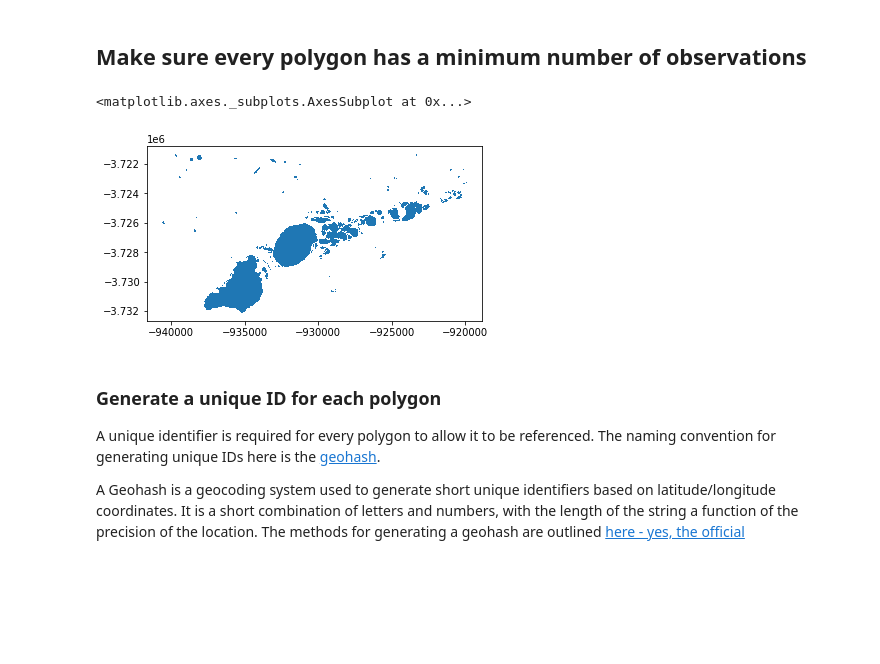
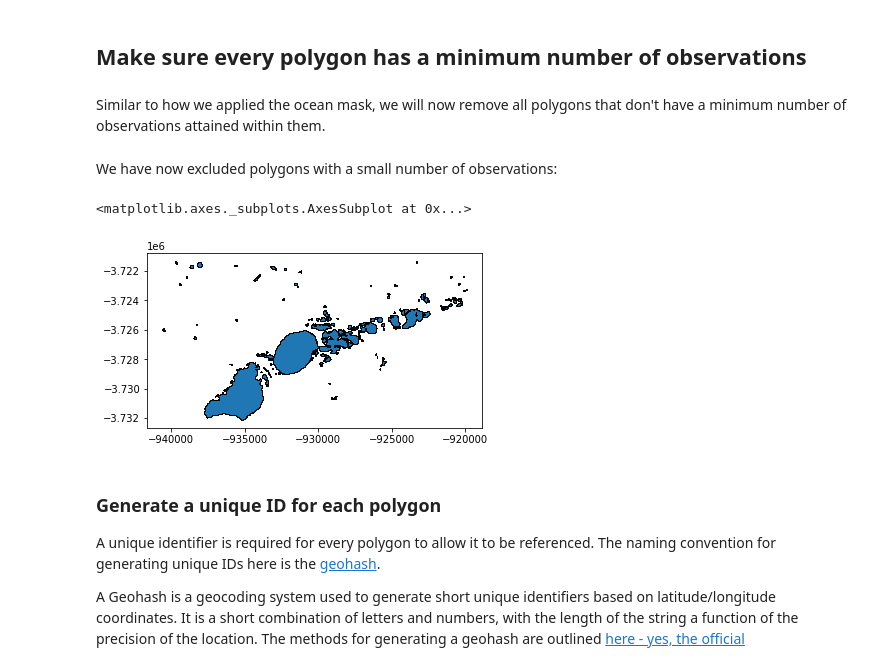
Before and after one commit to GeoscienceAustralia/dea-waterbodies, a Jupyter notebook: WaterbodyPolygons.ipynb, the cells around one changed output. Saved outputs shown, nothing was run; the diff lists cells and outputs as text; code cells hidden in the pictures; blank space fills up the shorter version.

```diff
--- a/WaterbodyPolygons.ipynb
+++ b/WaterbodyPolygons.ipynb
@@ -139,3 +146,5 @@ assert handle_large_polygons in large_polygon_options
+# %%
+pp_thresh = 0.005
 # %% [markdown]
 <a id='Tiles'></a>
 ### Set up the input datasets for the analysis
@@ -316,8 +326,11 @@ polygons.plot(antialiased=True)
 Remove polygons that intersect with major cities if `urban_mask`.
 # %%
 if urban_mask:
-    sa3 = gp.read_file('SA3_2016_AUST.shp')
+    # Read in the SA3 regions.
+    sa3 = gp.read_file(sa3_filepath)
     sa3['SA3_CODE16'] = sa3['SA3_CODE16'].astype(int)
+    # Get all the regions which are CBDs.
     cbds = sa3.set_index('SA3_CODE16').loc[sa3_urban_areas]
+    # Then remove all polygons that intersect with the CBDs.
     city_overlay = gp.overlay(polygons, cbds.to_crs('EPSG:3577'))
     polygons = polygons[~polygons.polygon_idx.isin(city_overlay.polygon_idx)]
@@ -405,13 +416,13 @@ If `handle_large_polygons = 'erode-dilate-v1`, then we will attempt to replicate
 # %%
 if handle_large_polygons == 'erode-dilate-v1':
-    needs_buffer = polygons[polygons.pp_test <= 0.005]
+    needs_buffer = polygons[polygons.pp_test <= pp_thresh]
     unbuffered = needs_buffer.buffer(-50)
     unbuffered = unbuffered.explode().reset_index(drop=True).buffer(50)
     unbuffered = gp.GeoDataFrame(geometry=unbuffered, crs='EPSG:3577')
     unbuffered['area'] = unbuffered.area
     unbuffered['perimeter'] = unbuffered.length
     unbuffered['pp_test'] = unbuffered.area * 4 * math.pi / unbuffered.perimeter ** 2
-    polygons = pd.concat([polygons[polygons.pp_test > 0.005], unbuffered], ignore_index=True)
+    polygons = pd.concat([polygons[polygons.pp_test > pp_thresh], unbuffered], ignore_index=True)
 # %% [markdown]
 **TODO: This doesn't quite match DEA Waterbodies. Need to cut based on the polygons instead. coastal-waterbodies also contains some ideas for handling these kinds of networks.**
 # %% [markdown]
@@ -422,3 +430,26 @@ if handle_large_polygons == 'erode-dilate-v2':
+# %%
+if handle_large_polygons == 'erode-dilate-v2':
+    splittable = polygons[polygons.pp_test <= pp_thresh]
+    if len(splittable) >= 1:
+        unbuffered = splittable.buffer(-100)
+        buffered = unbuffered.buffer(125)
+        subtracted = gp.overlay(splittable, gp.GeoDataFrame(geometry=[buffered.unary_union], crs=splittable.crs), how='difference').explode().reset_index(drop=True)
+        resubtracted = gp.overlay(splittable, subtracted, how='difference').explode().reset_index(drop=True)
+
+        # Assign each chopped-off bit of the polygon to its nearest big neighbour.
+        unassigned = np.ones(len(subtracted), dtype=bool)
+        recombined = []
+        for i, poly in resubtracted.iterrows():
+            mask = subtracted.exterior.intersects(poly.geometry.exterior) & unassigned
+            neighbours = subtracted[mask]
+            unassigned[mask] = False
+            poly = poly.geometry.union(neighbours.unary_union)
+            recombined.append(poly)
+
+        # All remaining polygons are not part of a big polygon.
+        results = pd.concat([gp.GeoDataFrame(geometry=recombined), subtracted[unassigned], polygons[polygons.pp_test > pp_thresh]], ignore_index=True)
+
+        polygons = results.explode().reset_index(drop=True)
 # %%
 if handle_large_polygons == 'nothing':
     print('Not splitting large polygons')
@@ -430,6 +461,8 @@ polygons.iloc[polygons.pp_test.argmin()].geometry
 <shapely.geometry.polygon.Polygon at 0x...>
 # %% [markdown]
 ## Make sure every polygon has a minimum number of observations
+# %% [markdown]
+Similar to how we applied the ocean mask, we will now remove all polygons that don't have a minimum number of observations attained within them.
 # %%
 if not apply_min_valid_observations_first:
     polygons['one_idx'] = range(1, len(polygons) + 1)
@@ -441,11 +474,13 @@ if not apply_min_valid_observations_first:
         counts.append(count)
     polygons['n_valid_observations'] = counts
     polygons = polygons[polygons.n_valid_observations >= min_valid_observations]
+# %% [markdown]
+We have now excluded polygons with a small number of observations:
 # %%
-polygons.plot()
+polygons.plot(edgecolor='k')
 # %% [output]
 <matplotlib.axes._subplots.AxesSubplot at 0x...>
-[figure, old version]
+[figure, new version]
 # %% [markdown]
 ### Generate a unique ID for each polygon
 
```
Also changed, not shown: parts of 46 cells of this notebook.
